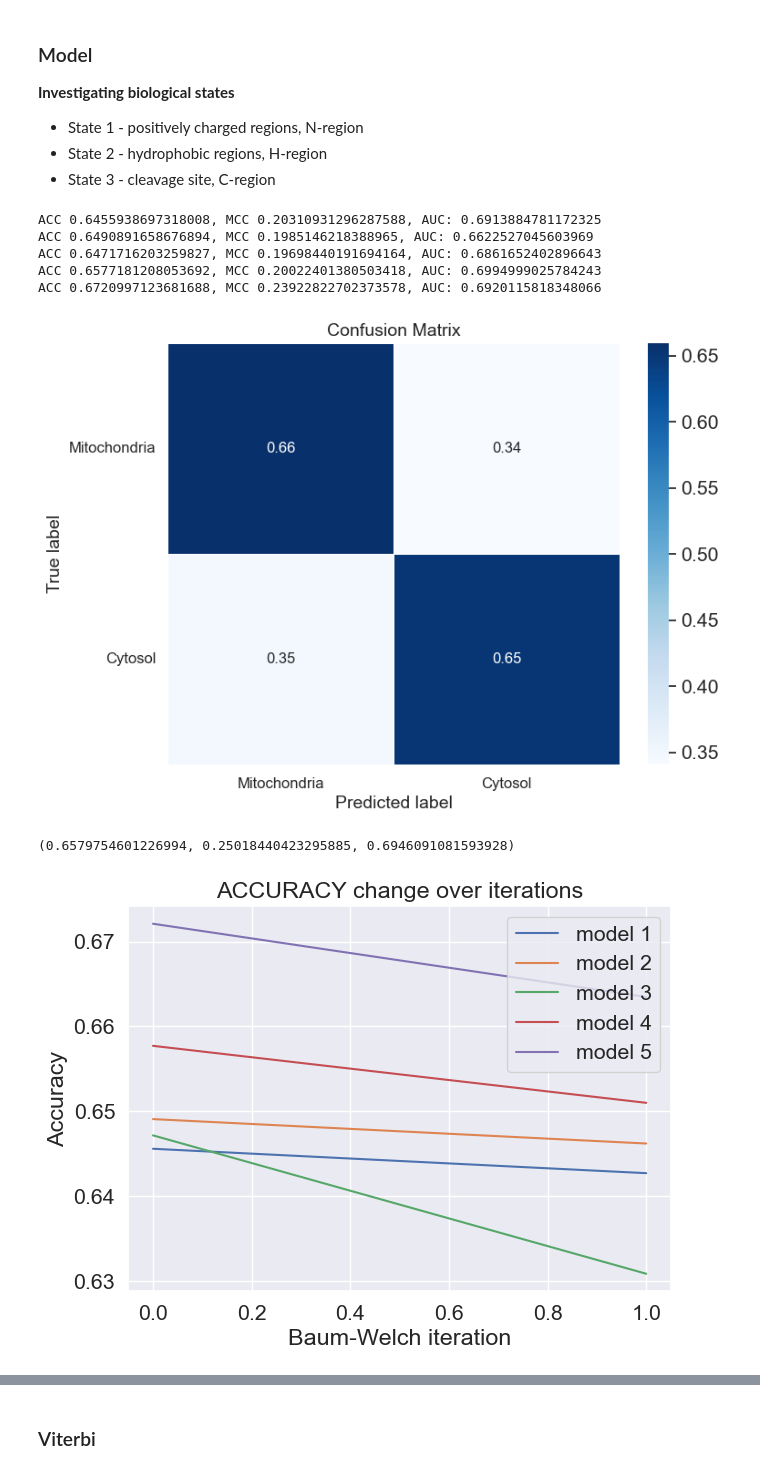
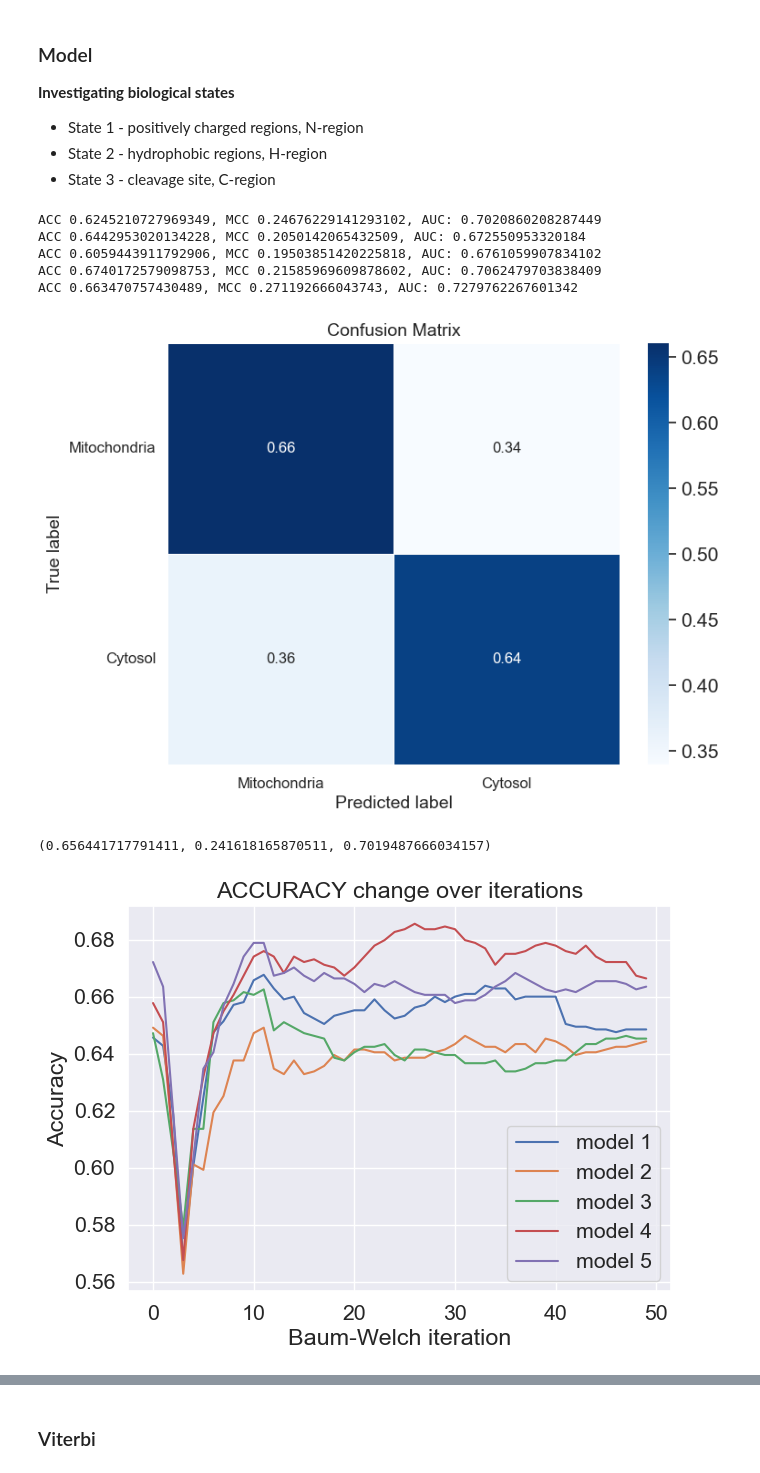
Before and after one commit to JoacAlexis/Algorithms-in-bioinformatics-group-2, a Jupyter notebook: code/joanna_main.ipynb, the cells around one changed output, grey strips where cells are left out. Drawn from its saved outputs; the diff is of its cells as text; code cells hidden in the pictures.

```diff
--- a/code/joanna_main.ipynb
+++ b/code/joanna_main.ipynb
@@ -688,32 +688,32 @@ outer_x_train, x_evaluate, outer_y_train, y_evaluate = train_test_split(X, y, te
 outer_data = np.stack((outer_x_train, outer_y_train), axis=1)
 test_data = np.stack((x_evaluate, y_evaluate), axis=1)
 
-all_accuracies, all_mccs, best_mito_models, best_cyto_models, all_auc = cross_validation(outer_data, n_iterations = 1)
+all_accuracies, all_mccs, best_mito_models, best_cyto_models, all_auc = cross_validation(outer_data, n_iterations = 50)
 # %% [output]
-ACC 0.6455938697318008, MCC 0.20310931296287588, AUC: 0.6913884781172325
-ACC 0.6490891658676894, MCC 0.1985146218388965, AUC: 0.6622527045603969
-ACC 0.6471716203259827, MCC 0.19698440191694164, AUC: 0.6861652402896643
-ACC 0.6577181208053692, MCC 0.20022401380503418, AUC: 0.6994999025784243
-ACC 0.6720997123681688, MCC 0.23922822702373578, AUC: 0.6920115818348066
+ACC 0.6245210727969349, MCC 0.24676229141293102, AUC: 0.7020860208287449
+ACC 0.6442953020134228, MCC 0.2050142065432509, AUC: 0.672550953320184
+ACC 0.6059443911792906, MCC 0.19503851420225818, AUC: 0.6761059907834102
+ACC 0.6740172579098753, MCC 0.21585969609878602, AUC: 0.7062479703838409
+ACC 0.663470757430489, MCC 0.271192666043743, AUC: 0.7279762267601342
 # %%
 test_accuracy, test_mcc, test_auc = ensemble(test_data, best_mito_models, best_cyto_models, alphabet, states)
 test_accuracy, test_mcc, test_auc
 # %% [output]
 [figure]
-(0.6579754601226994, 0.25018440423295885, 0.6946091081593928)
+(0.656441717791411, 0.241618165870511, 0.7019487666034157)
 # %%
 plt.figure(figsize=(7, 5))
 
 for i in range(5):
     plt.plot(all_accuracies[i], label=f"model {i+1}")
     plt.xlabel("Baum-Welch iteration")
     plt.ylabel("Accuracy")
     plt.title("ACCURACY change over iterations")
-plt.legend()
+plt.legend(loc="lower right")
 plt.savefig(os.path.join(DATA_DIR, "model_accuracies_graph.png"), bbox_inches='tight', transparent=True)
 plt.show()
 # %% [output]
-[figure, old version]
+[figure, new version]
 # %%
 plt.figure(figsize=(7, 5))
 
```
Also changed, not shown: parts of 2 cells of this notebook.
